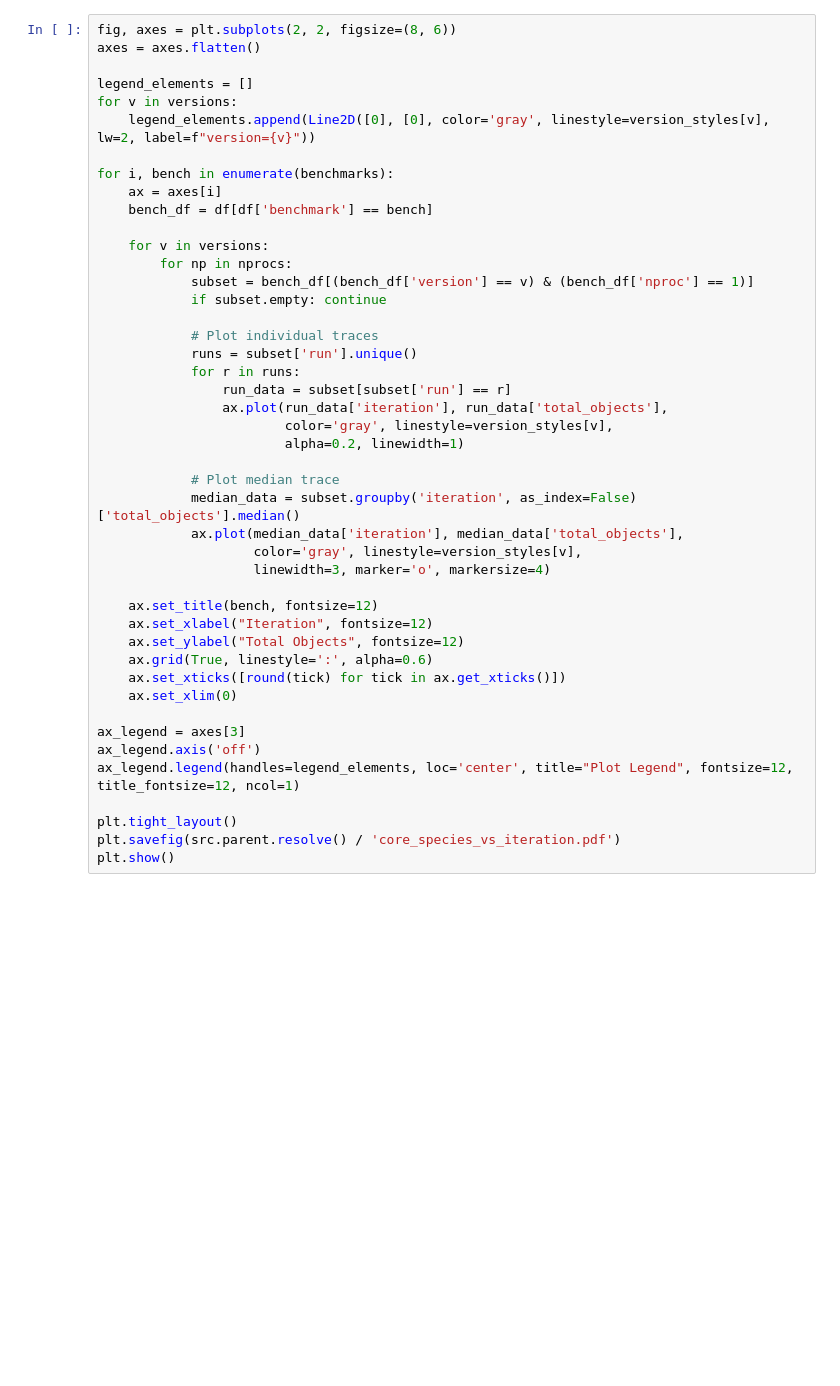
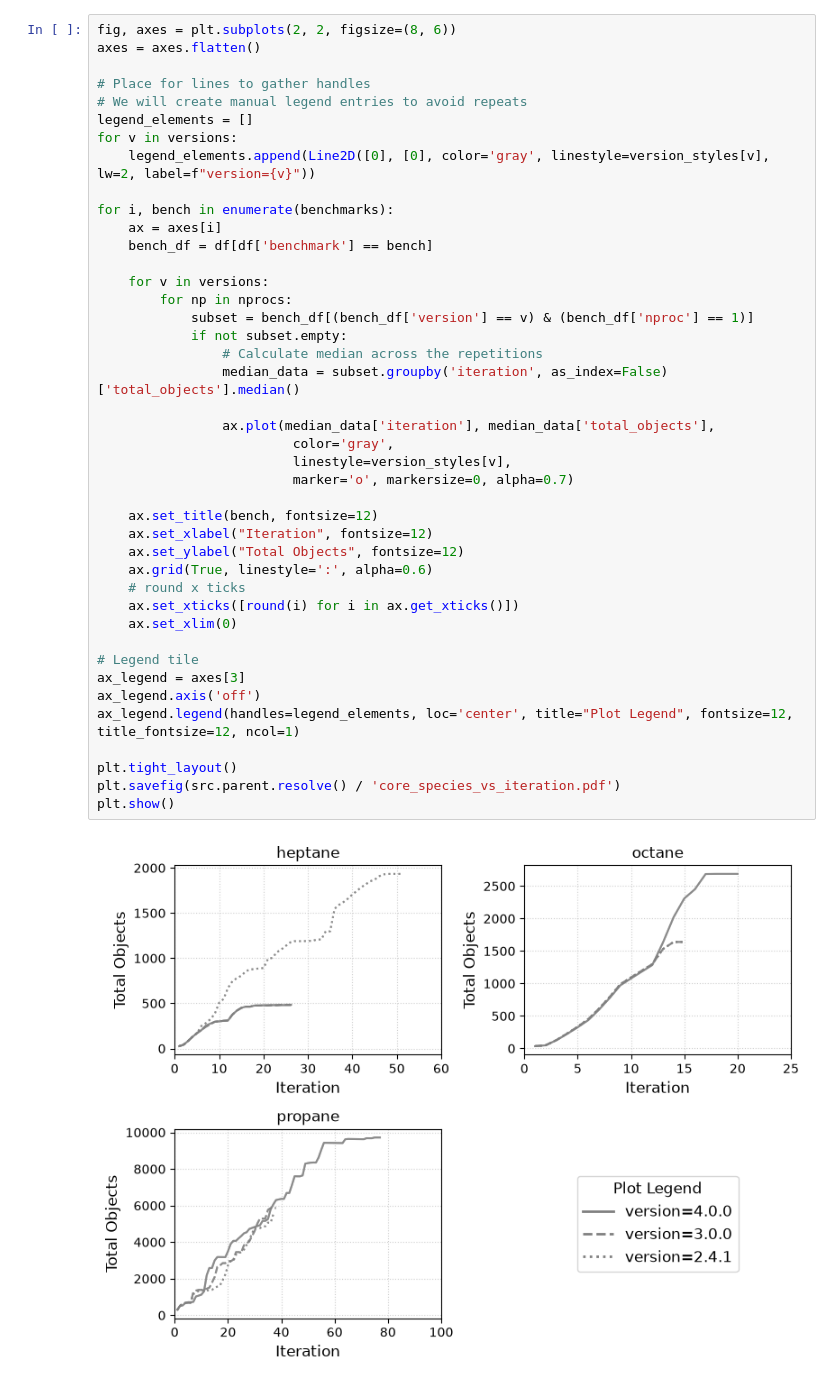
Before and after one commit to ReactionMechanismGenerator/RMG-benchmark, a Jupyter notebook: results.ipynb, the cells around one changed output. Saved outputs shown, nothing was run; the diff lists cells and outputs as text; blank space fills up the shorter version.

Commit message:
improved plot formatting

```diff
--- a/results.ipynb
+++ b/results.ipynb
@@ -87,45 +92,44 @@ plt.show()
 # %%
 fig, axes = plt.subplots(2, 2, figsize=(8, 6))
 axes = axes.flatten()
 
+# Place for lines to gather handles
+# We will create manual legend entries to avoid repeats
 legend_elements = []
 for v in versions:
     legend_elements.append(Line2D([0], [0], color='gray', linestyle=version_styles[v], lw=2, label=f"version={v}"))
 
 for i, bench in enumerate(benchmarks):
     ax = axes[i]
     bench_df = df[df['benchmark'] == bench]
 
     for v in versions:
         for np in nprocs:
             subset = bench_df[(bench_df['version'] == v) & (bench_df['nproc'] == 1)]
-            if subset.empty: continue
+            if not subset.empty:
+                # Calculate median across the repetitions
+                median_data = subset.groupby('iteration', as_index=False)['total_objects'].median()
 
-            # Plot individual traces
-            runs = subset['run'].unique()
-            for r in runs:
-                run_data = subset[subset['run'] == r]
-                ax.plot(run_data['iteration'], run_data['total_objects'],
-                        color='gray', linestyle=version_styles[v],
-                        alpha=0.2, linewidth=1)
-
-            # Plot median trace
-            median_data = subset.groupby('iteration', as_index=False)['total_objects'].median()
-            ax.plot(median_data['iteration'], median_data['total_objects'],
-                    color='gray', linestyle=version_styles[v],
-                    linewidth=3, marker='o', markersize=4)
+                ax.plot(median_data['iteration'], median_data['total_objects'],
+                         color='gray',
+                         linestyle=version_styles[v],
+                         marker='o', markersize=0, alpha=0.7)
 
     ax.set_title(bench, fontsize=12)
     ax.set_xlabel("Iteration", fontsize=12)
     ax.set_ylabel("Total Objects", fontsize=12)
     ax.grid(True, linestyle=':', alpha=0.6)
-    ax.set_xticks([round(tick) for tick in ax.get_xticks()])
+    # round x ticks
+    ax.set_xticks([round(i) for i in ax.get_xticks()])
     ax.set_xlim(0)
 
+# Legend tile
 ax_legend = axes[3]
 ax_legend.axis('off')
 ax_legend.legend(handles=legend_elements, loc='center', title="Plot Legend", fontsize=12, title_fontsize=12, ncol=1)
 
 plt.tight_layout()
 plt.savefig(src.parent.resolve() / 'core_species_vs_iteration.pdf')
 plt.show()
+# %% [output]
+[figure, added]
```
Also changed, not shown: parts of 4 cells of this notebook, 1 other file.
